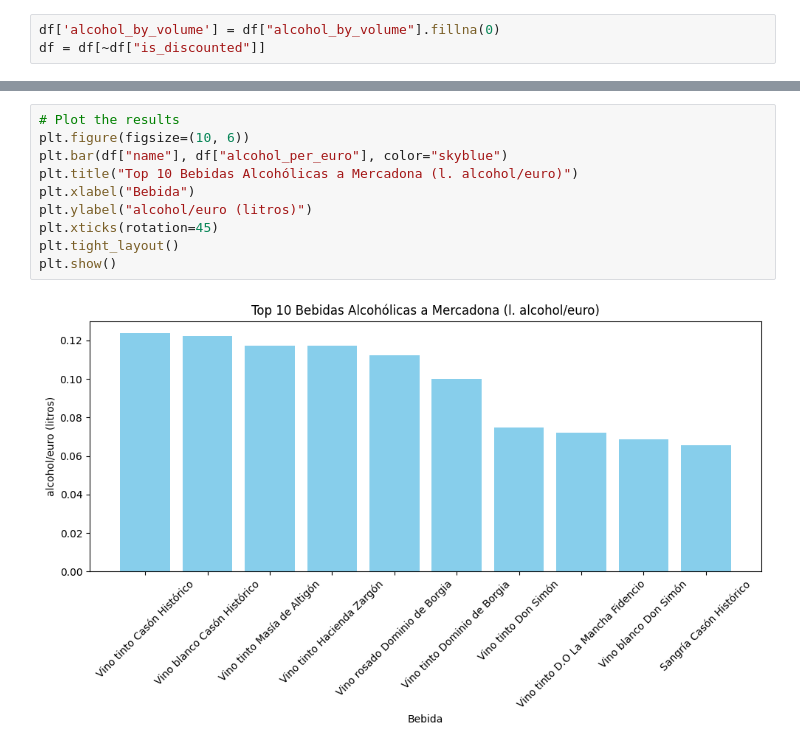
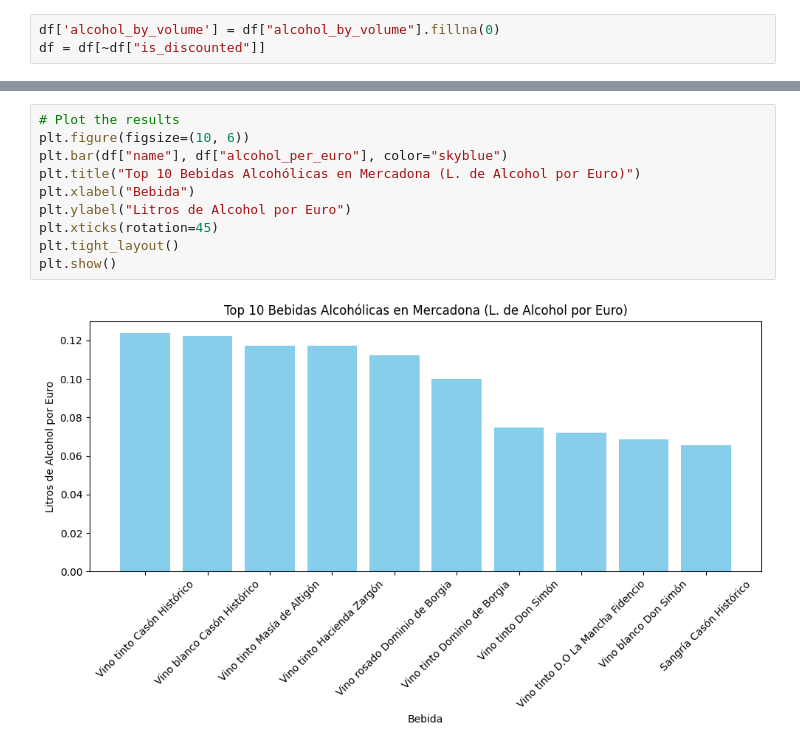
Before and after one commit to jtayped/mercadona-study, a Jupyter notebook: alcoholic_drinks/mad1_alc.ipynb, the cells around one changed output, grey strips where cells are left out. Drawn from its saved outputs; the diff is of its cells as text.

```diff
--- a/alcoholic_drinks/mad1_alc.ipynb
+++ b/alcoholic_drinks/mad1_alc.ipynb
@@ -45,12 +45,12 @@ df.drop(columns=["legal_name", "previous_price", "supplier", "age_check", "origi
 # %%
 # Plot the results
 plt.figure(figsize=(10, 6))
 plt.bar(df["name"], df["alcohol_per_euro"], color="skyblue")
-plt.title("Top 10 Bebidas Alcohólicas a Mercadona (l. alcohol/euro)")
+plt.title("Top 10 Bebidas Alcohólicas en Mercadona (L. de Alcohol por Euro)")
 plt.xlabel("Bebida")
-plt.ylabel("alcohol/euro (litros)")
+plt.ylabel("Litros de Alcohol por Euro")
 plt.xticks(rotation=45)
 plt.tight_layout()
 plt.show()
 # %% [output]
-[figure, old version]
+[figure, new version]
```
